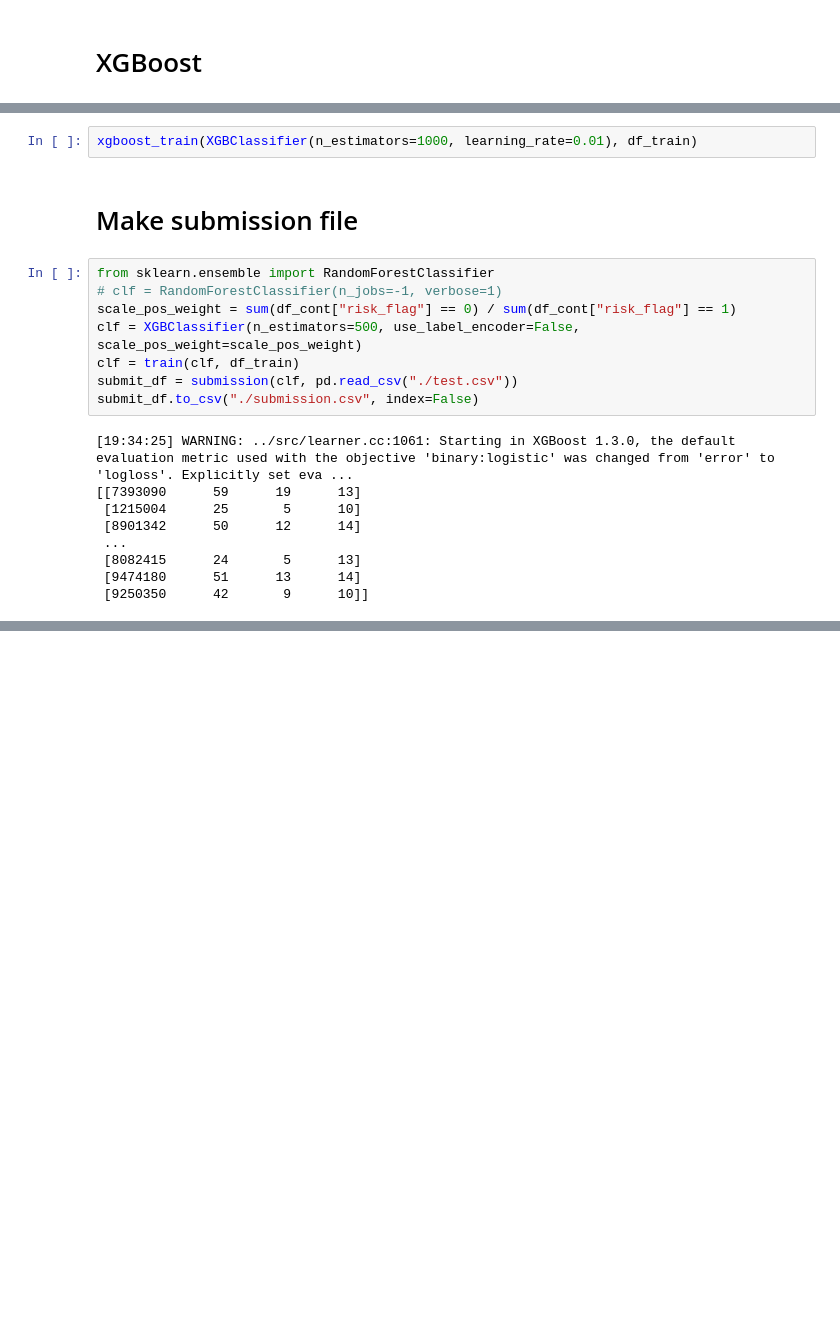
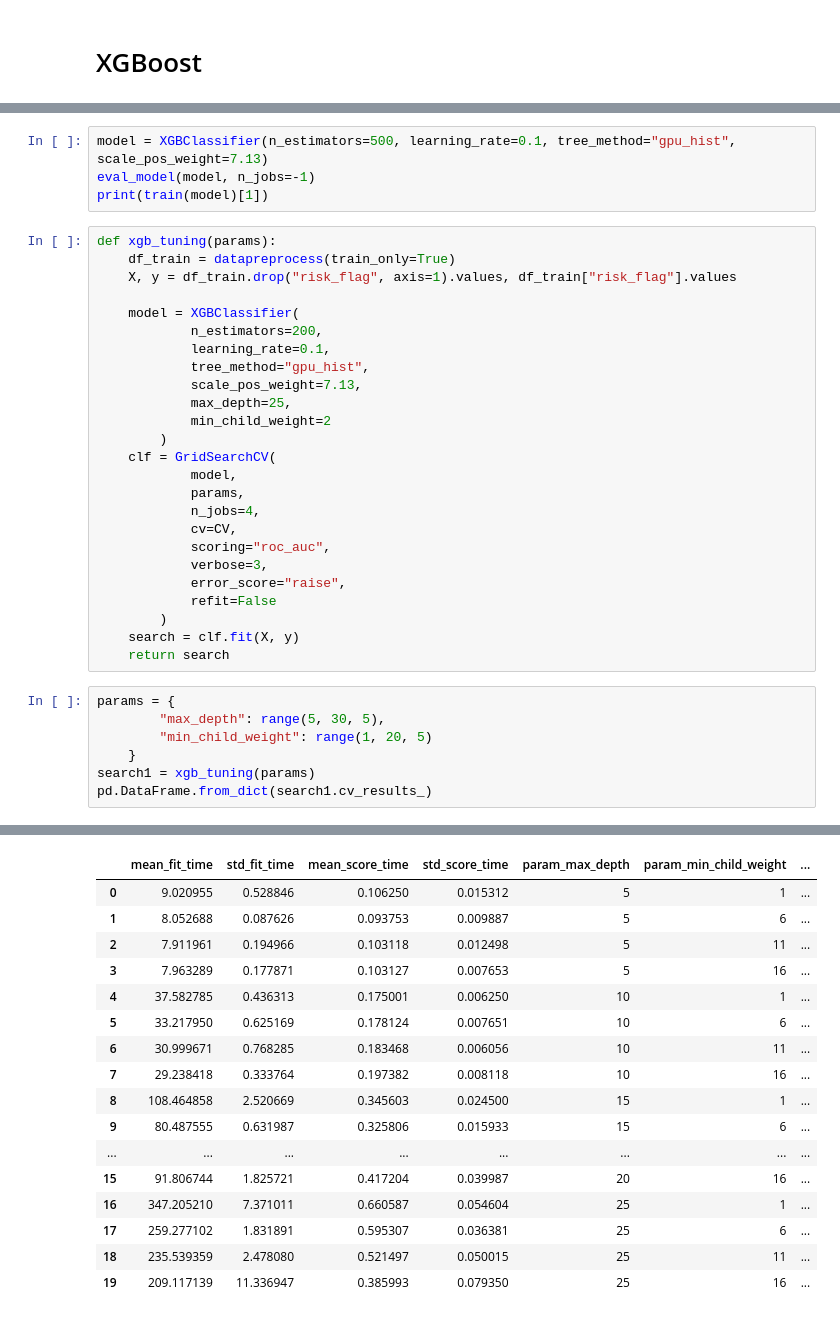
Before and after one commit to Thalaivar/univ_ai_hackathon, a Jupyter notebook: main.ipynb, the cells around one changed output, grey strips where cells are left out. Cells and saved outputs as stored; diff of their text form; blank space fills up the shorter version.

Commit message:
tuning

```diff
--- a/main.ipynb
+++ b/main.ipynb
@@ -207,22 +286,38 @@ def xgboost_train(clf, df):
     print(f"AUC: {scores.mean()} +- {scores.std()}")
-# %%
-xgboost_train(XGBClassifier(n_estimators=1000, learning_rate=0.01), df_train)
-# %% [markdown]
-# Make submission file
-# %%
-from sklearn.ensemble import RandomForestClassifier
-# clf = RandomForestClassifier(n_jobs=-1, verbose=1)
-scale_pos_weight = sum(df_cont["risk_flag"] == 0) / sum(df_cont["risk_flag"] == 1)
-clf = XGBClassifier(n_estimators=500, use_label_encoder=False, scale_pos_weight=scale_pos_weight)
-clf = train(clf, df_train)
-submit_df = submission(clf, pd.read_csv("./test.csv"))
-submit_df.to_csv("./submission.csv", index=False)
-# %% [output]
-[19:34:25] WARNING: ../src/learner.cc:1061: Starting in XGBoost 1.3.0, the default evaluation metric used with the objective 'binary:logistic' was changed from 'error' to 'logloss'. Explicitly set eva ...
-[[7393090      59      19      13]
- [1215004      25       5      10]
- [8901342      50      12      14]
- ...
- [8082415      24       5      13]
- [9474180      51      13      14]
- [9250350      42       9      10]]
+# %%
+model = XGBClassifier(n_estimators=500, learning_rate=0.1, tree_method="gpu_hist", scale_pos_weight=7.13)
+eval_model(model, n_jobs=-1)
+print(train(model)[1])
+# %%
+def xgb_tuning(params):
+    df_train = datapreprocess(train_only=True)
+    X, y = df_train.drop("risk_flag", axis=1).values, df_train["risk_flag"].values
+
+    model = XGBClassifier(
+            n_estimators=200,
+            learning_rate=0.1,
+            tree_method="gpu_hist",
+            scale_pos_weight=7.13,
+            max_depth=25,
+            min_child_weight=2
+        )
+    clf = GridSearchCV(
+            model,
+            params,
+            n_jobs=4,
+            cv=CV,
+            scoring="roc_auc",
+            verbose=3,
+            error_score="raise",
+            refit=False
+        )
+    search = clf.fit(X, y)
+    return search
+# %%
+params = {
+        "max_depth": range(5, 30, 5),
+        "min_child_weight": range(1, 20, 5)
+    }
+search1 = xgb_tuning(params)
+pd.DataFrame.from_dict(search1.cv_results_)
+# %% [output]
@@ -228,0 +329,17 @@ submit_df.to_csv("./submission.csv", index=False)
+|  | mean_fit_time | std_fit_time | mean_score_time | std_score_time | param_max_depth | param_min_child_weight | ... |
+| 0 | 9.020955 | 0.528846 | 0.106250 | 0.015312 | 5 | 1 | ... |
+| 1 | 8.052688 | 0.087626 | 0.093753 | 0.009887 | 5 | 6 | ... |
+| 2 | 7.911961 | 0.194966 | 0.103118 | 0.012498 | 5 | 11 | ... |
+| 3 | 7.963289 | 0.177871 | 0.103127 | 0.007653 | 5 | 16 | ... |
+| 4 | 37.582785 | 0.436313 | 0.175001 | 0.006250 | 10 | 1 | ... |
+| 5 | 33.217950 | 0.625169 | 0.178124 | 0.007651 | 10 | 6 | ... |
+| 6 | 30.999671 | 0.768285 | 0.183468 | 0.006056 | 10 | 11 | ... |
+| 7 | 29.238418 | 0.333764 | 0.197382 | 0.008118 | 10 | 16 | ... |
+| 8 | 108.464858 | 2.520669 | 0.345603 | 0.024500 | 15 | 1 | ... |
+| 9 | 80.487555 | 0.631987 | 0.325806 | 0.015933 | 15 | 6 | ... |
+| ... | ... | ... | ... | ... | ... | ... | ... |
+| 15 | 91.806744 | 1.825721 | 0.417204 | 0.039987 | 20 | 16 | ... |
+| 16 | 347.205210 | 7.371011 | 0.660587 | 0.054604 | 25 | 1 | ... |
+| 17 | 259.277102 | 1.831891 | 0.595307 | 0.036381 | 25 | 6 | ... |
+| 18 | 235.539359 | 2.478080 | 0.521497 | 0.050015 | 25 | 11 | ... |
+| 19 | 209.117139 | 11.336947 | 0.385993 | 0.079350 | 25 | 16 | ... |
```
Also changed, not shown: parts of 50 cells of this notebook, 12 other files.
